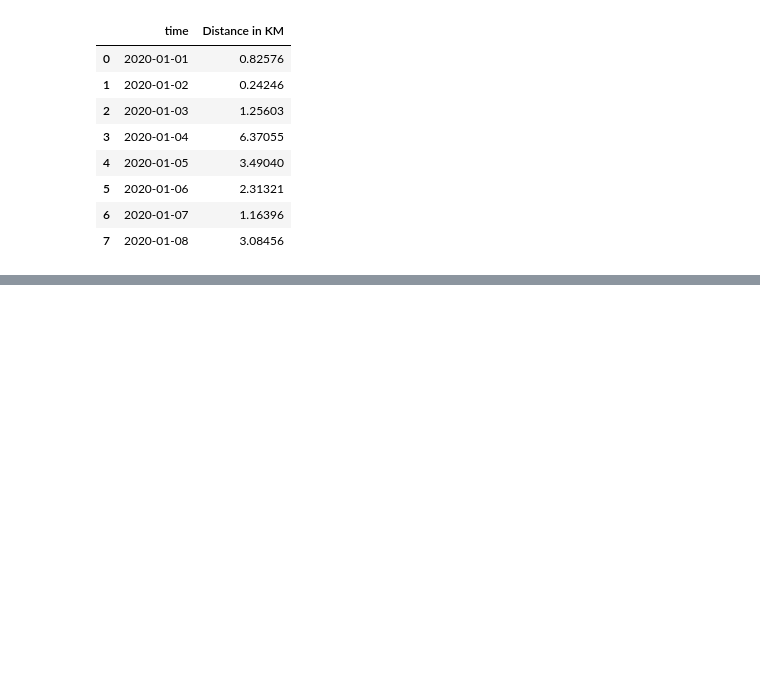
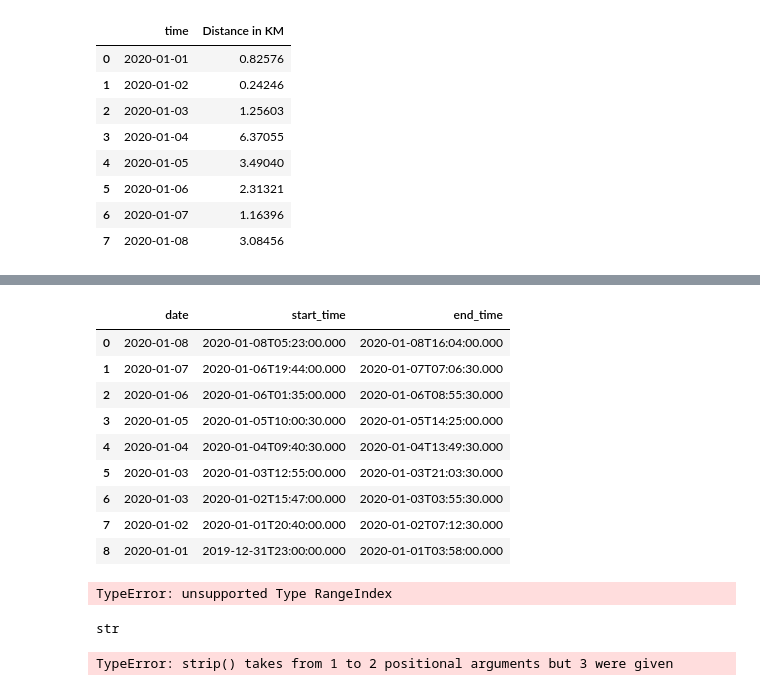
Before and after one commit to mcwaage1/qs, a Jupyter notebook: fitbit/fitbit_downloader.ipynb, the cells around one changed output, grey strips where cells are left out. Cells and saved outputs as stored; diff of their text form; code cells hidden in the pictures; blank space fills up the shorter version.

```diff
--- a/fitbit/fitbit_downloader.ipynb
+++ b/fitbit/fitbit_downloader.ipynb
@@ -309,0 +321,4 @@ distance_df
+# %%
+header = {'Authorization': 'Bearer {}'.format(fitbit_key)}
+
+response = requests.get("https://api.fitbit.com/1.2/user/-/sleep/date/"+start_date+"/"+end_date+".json", headers=header).json()
@@ -309,0 +345,33 @@ distance_df
+# %%
+sleep_duration_list = []
+for i in response['sleep']:
+    sleep_duration_list.append({'date':i['dateOfSleep'], 'start_time':i['startTime'], 'end_time':i['endTime']})
+
+sleep_df = pd.DataFrame(sleep_duration_list)
+# %%
+sleep_df
+# %% [output]
+|  | date | start_time | end_time |
+| 0 | 2020-01-08 | 2020-01-08T05:23:00.000 | 2020-01-08T16:04:00.000 |
+| 1 | 2020-01-07 | 2020-01-06T19:44:00.000 | 2020-01-07T07:06:30.000 |
+| 2 | 2020-01-06 | 2020-01-06T01:35:00.000 | 2020-01-06T08:55:30.000 |
+| 3 | 2020-01-05 | 2020-01-05T10:00:30.000 | 2020-01-05T14:25:00.000 |
+| 4 | 2020-01-04 | 2020-01-04T09:40:30.000 | 2020-01-04T13:49:30.000 |
+| 5 | 2020-01-03 | 2020-01-03T12:55:00.000 | 2020-01-03T21:03:30.000 |
+| 6 | 2020-01-03 | 2020-01-02T15:47:00.000 | 2020-01-03T03:55:30.000 |
+| 7 | 2020-01-02 | 2020-01-01T20:40:00.000 | 2020-01-02T07:12:30.000 |
+| 8 | 2020-01-01 | 2019-12-31T23:00:00.000 | 2020-01-01T03:58:00.000 |
+# %%
+sleep_df['start_time'] = sleep_df['start_time'].to_timestamp()
+sleep_df
+# %% [output]
+TypeError: unsupported Type RangeIndex
+# %%
+type(sleep_df['start_time'][0])
+# %% [output]
+str
+# %%
+sleep_df['start_time'] = sleep_df['start_time'].str.strip('T', ' ')
+sleep_df
+# %% [output]
+TypeError: strip() takes from 1 to 2 positional arguments but 3 were given
```
Also changed, not shown: parts of 15 cells of this notebook, 1 other file.
